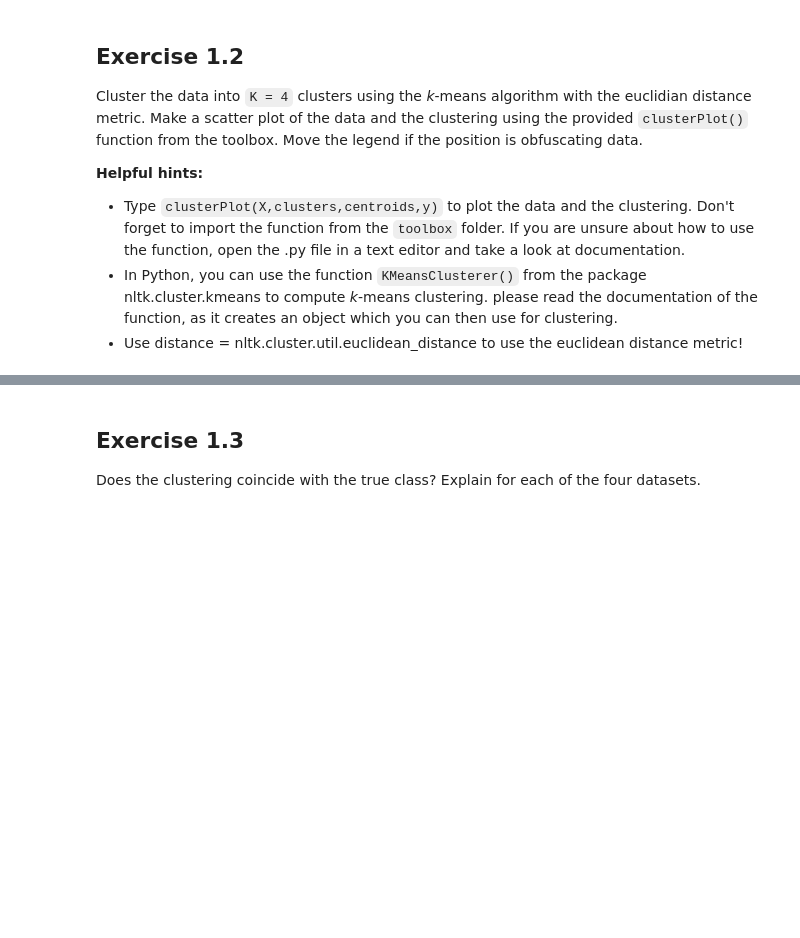
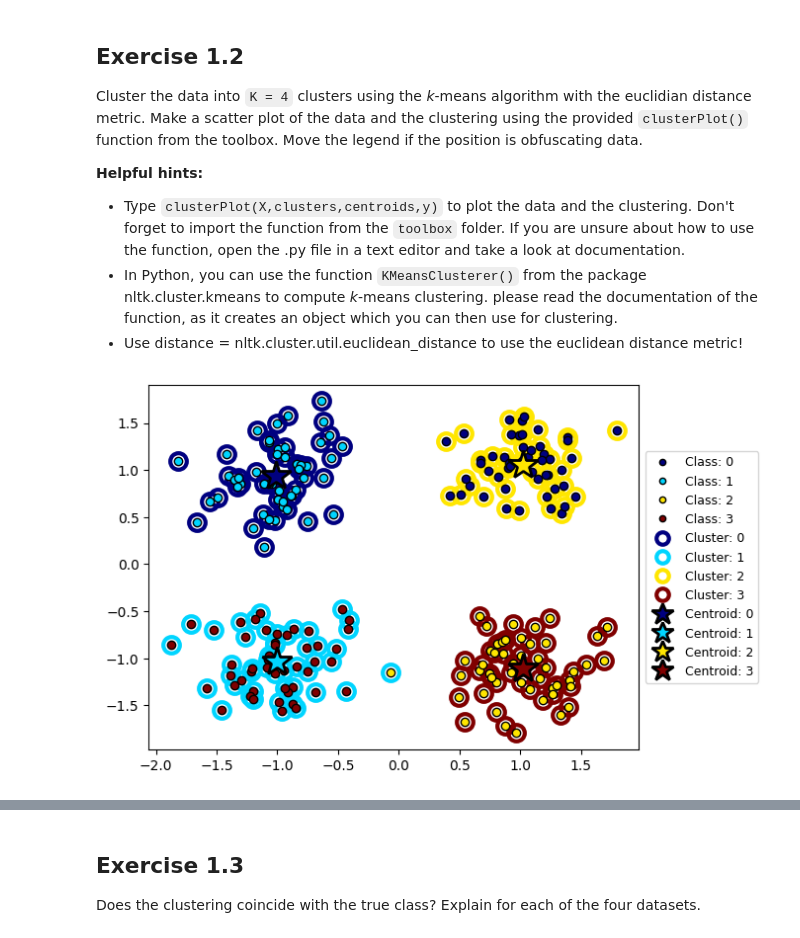
Before and after one commit to lanster42/Erasmus-Notes-25-26, a Jupyter notebook: Data mining and Machine learning/Assignment10/Assignment10_DMML.ipynb, the cells around one changed output, grey strips where cells are left out. Cells and saved outputs as stored; diff of their text form; code cells hidden in the pictures; blank space fills up the shorter version.

```diff
--- a/Data mining and Machine learning/Assignment10/Assignment10_DMML.ipynb
+++ b/Data mining and Machine learning/Assignment10/Assignment10_DMML.ipynb
@@ -30,7 +30,21 @@ In this part of the exercise we will investigate *k*-means clustering. In *k*-me
 Load the `synth1` - `synth4` datasets into python using the `loadmat` function. The `synthX` data is a Matfile loaded into Python as a dictionary; the relevant data is contained under keys `X` and `y`.
 # %%
 ## Answer to exercise 1.1
-raise NotImplementedError()
+import numpy as np
+import scipy.io as si
+
+
+X1 = si.loadmat('data/synth1.mat')['X']      #n x 2 matrix of points in synth1
+y1 = si.loadmat('data/synth1.mat')['y']      #true class labels in synth1
+X2 = si.loadmat('data/synth2.mat')['X']
+y2 = si.loadmat('data/synth2.mat')['y']
+X3 = si.loadmat('data/synth3.mat')['X']
+y3 = si.loadmat('data/synth3.mat')['y']
+X4 = si.loadmat('data/synth4.mat')['X']
+y4 = si.loadmat('data/synth4.mat')['y']
+
+X = np.concatenate((X1, X2, X3, X4))        #if all the data is wanted in the next exercise than this is how we can concatenate data from all files
+y = np.concatenate((y1, y2, y3, y4))
 # %% [markdown]
 ## Exercise 1.2
 Cluster the data into `K = 4` clusters using the *k*-means algorithm with the euclidian distance metric. Make a scatter plot of the data and the clustering using the provided `clusterPlot()` function from the toolbox. Move the legend if the position is obfuscating data.
@@ -41,4 +55,17 @@ Cluster the data into `K = 4` clusters using the *k*-means algorithm with the eu
  + Use distance = nltk.cluster.util.euclidean_distance to use the euclidean distance metric!
 # %%
 ## Answer to exercise 1.2
-raise NotImplementedError()
+from toolbox import clusterPlot as cp
+from nltk.cluster.kmeans import KMeansClusterer
+from nltk.cluster.util import euclidean_distance
+
+#first we need to get clusters and centroids:
+k = 4
+clusterer = KMeansClusterer(k, euclidean_distance)
+clusters1 = clusterer.cluster(X1, True)  #getting clusters from the clusterer
+centroids = clusterer.means()       #and getting the means AKA centroids from the clusterer
+
+#now we have everything we need for clusterPlot:
+cp.clusterPlot(X1, clusters1, centroids, y1)
+# %% [output]
+[figure, added]
```
Also changed, not shown: parts of 15 cells of this notebook.
